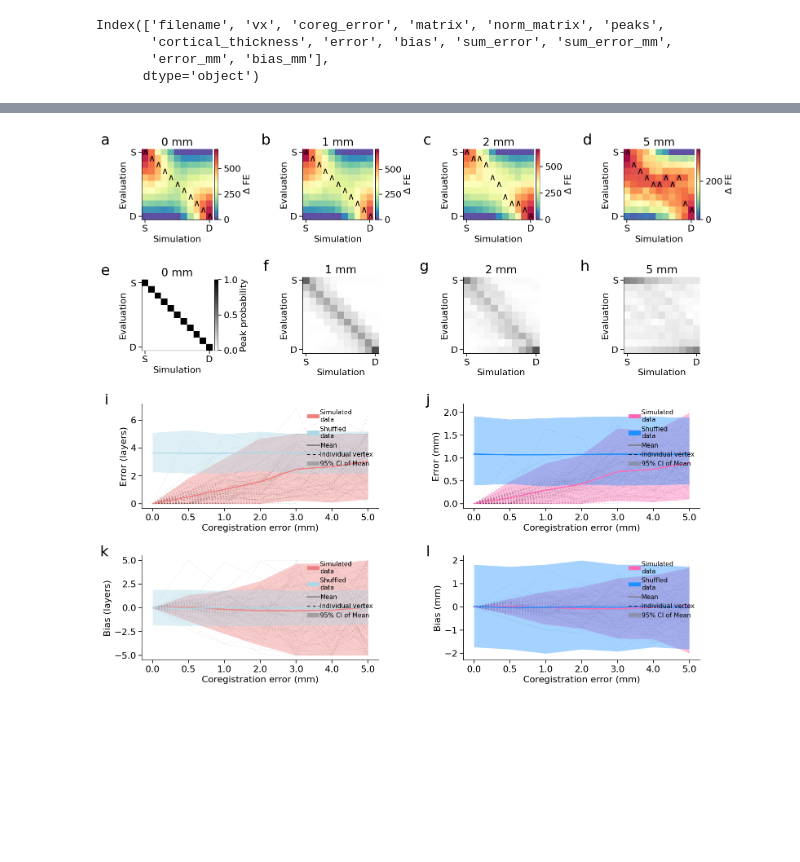
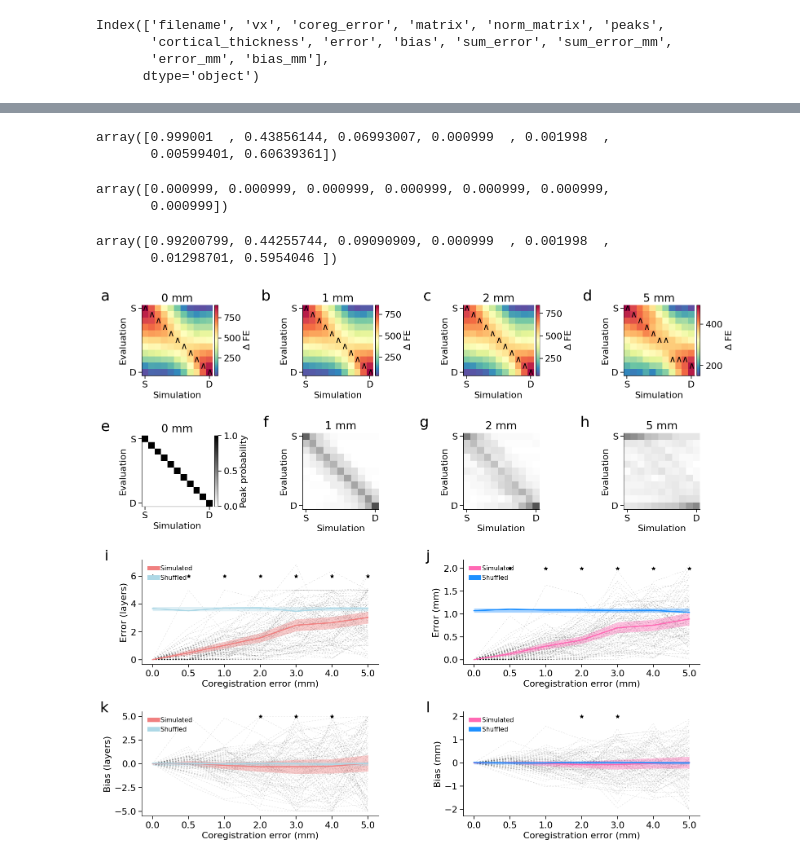
Before and after one commit to Ishita19801/multilaminar_sim, a Jupyter notebook: figures/plot_figure_03_coreg_error.ipynb, the cells around one changed output, grey strips where cells are left out. Drawn from its saved outputs; the diff is of its cells as text; code cells hidden in the pictures; blank space fills up the shorter version.

Commit message:
added bootstrapping back but just for data. compute p values from null distribution

```diff
--- a/figures/plot_figure_03_coreg_error.ipynb
+++ b/figures/plot_figure_03_coreg_error.ipynb
@@ -287 +318,6 @@ shuf_bias_res = np.array(shuf_bias_res)
+# %%
+p_values_bias
+# %% [output]
+array([0.999001  , 0.43856144, 0.06993007, 0.000999  , 0.001998  ,
+       0.00599401, 0.60639361])
 # %%
@@ -346,3 +382,13 @@ shuf_bias_res_mm = np.array(shuf_bias_res_mm)
+# %%
+p_values_error
+# %% [output]
+array([0.000999, 0.000999, 0.000999, 0.000999, 0.000999, 0.000999,
+       0.000999])
+# %%
+p_values_bias
+# %% [output]
+array([0.99200799, 0.44255744, 0.09090909, 0.000999  , 0.001998  ,
+       0.01298701, 0.5954046 ])
 # %%
 tick_labels = [f"{i}" for i in coreg_range]
 coreg_error_ix = np.arange(coreg_range.shape[0])
@@ -354,7 +400,7 @@ labels=['a','b','c','d']
 for err_ix, cor_err in enumerate(coregerrs_to_plot):
     ax = fig.add_subplot(gs[0,err_ix])
     ax.set_title(f"{cor_err} mm")
-    m_mx = np.median(matrices_all[cor_err], axis=0)
+    m_mx = np.mean(matrices_all[cor_err], axis=0)
     peaks, annot, annot_bin = find_peaks(m_mx, marker=r"$\wedge$")
     iw = plot_mx(m_mx, ax=ax, labels=True, cbar=True, cbar_label=r"$\Delta$ FE")
     annotate_mx(iw, annot)
@@ -375,14 +421,10 @@ for err_ix, cor_err in enumerate(coregerrs_to_plot):
 
 ax=fig.add_subplot(gs[2,0:2])
 legend_handles = [
-    Patch(facecolor="lightcoral", linewidth=0, label="Simulated\ndata"),
-    Patch(facecolor="lightblue", linewidth=0, label="Shuffled\ndata"),
-    Line2D([0], [0], color="gray", lw=2, label="Mean"),
-    Line2D([0], [0], color="black", lw=1, linestyle='--', dashes=(5, 5), label="Individual vertex"),
-    Patch(facecolor="gray", linewidth=0, label="95% CI of Mean", alpha=0.55),
+    Patch(facecolor="lightcoral", linewidth=0, label="Simulated"),
+    Patch(facecolor="lightblue", linewidth=0, label="Shuffled")
 ]
 clrs = ["lightcoral", "lightblue"]
-
 for rix, r in enumerate([error_res, shuf_error_res]):
     ax.plot(coreg_error_ix, r[:,0], color=clrs[rix], lw=2)
     ax.fill_between(coreg_error_ix, r[:,1], r[:,2], color=clrs[rix], lw=0, alpha=0.4)
@@ -390,18 +432,17 @@ ax.set_xticks(coreg_error_ix)
 ax.set_xticklabels(tick_labels)
 ax.set_ylabel("Error (layers)")
 ax.set_xlabel("Coregistration error (mm)")
-ax.legend(handles=legend_handles, fontsize="x-small", loc=1)
-ax.plot(coreg_error_ix, error_lines, lw=0.5, c="black", alpha=0.2, linestyle='--', dashes=(5, 5), zorder=0);
+ax.legend(handles=legend_handles, fontsize="x-small", loc='upper left')
+ax.plot(coreg_error_ix, error_lines, lw=0.5, c="black", alpha=0.2, linestyle='--', dashes=(5, 5), zorder=0)
+sig_levels=np.where(p_values_error<0.05)[0]
+ax.scatter(coreg_error_ix[sig_levels],np.tile(6,len(sig_levels)),marker='*',color='k')
 add_subplot_label(ax, 'i', x=-.14, y=1.1)
 
 
 ax=fig.add_subplot(gs[2,2:4])
 legend_handles = [
-    Patch(facecolor="hotpink", linewidth=0, label="Simulated\ndata"),
-    Patch(facecolor="dodgerblue", linewidth=0, label="Shuffled\ndata"),
-    Line2D([0], [0], color="gray", lw=2, label="Mean"),
-    Line2D([0], [0], color="black", lw=1, linestyle='--', dashes=(5, 5), label="Individual vertex"),
-    Patch(facecolor="gray", linewidth=0, label="95% CI of Mean", alpha=0.55),
+    Patch(facecolor="hotpink", linewidth=0, label="Simulated"),
+    Patch(facecolor="dodgerblue", linewidth=0, label="Shuffled")
 ]
 clrs = ["hotpink", "dodgerblue"]
 labs = ["simulated data", "shuffled data"]
@@ -412,55 +453,55 @@ ax.set_xticks(coreg_error_ix)
 ax.set_xticklabels(tick_labels)
 ax.set_ylabel("Error (mm)")
 ax.set_xlabel("Coregistration error (mm)")
-ax.legend(handles=legend_handles, fontsize="x-small", loc=1)
-ax.plot(coreg_error_ix, error_lines_mm, lw=0.5, c="black", alpha=0.2, linestyle='--', dashes=(5, 5), zorder=0);
+ax.legend(handles=legend_handles, fontsize="x-small", loc='upper left')
+ax.plot(coreg_error_ix, error_lines_mm, lw=0.5, c="black", alpha=0.2, linestyle='--', dashes=(5, 5), zorder=0)
+sig_levels=np.where(p_values_error_mm<0.05)[0]
+ax.scatter(coreg_error_ix[sig_levels],np.tile(2,len(sig_levels)),marker='*',color='k')
 add_subplot_label(ax, 'j', x=-.14, y=1.1)
 
 
 ax=fig.add_subplot(gs[3,0:2])
 legend_handles = [
-    Patch(facecolor="lightcoral", linewidth=0, label="Simulated\ndata"),
-    Patch(facecolor="lightblue", linewidth=0, label="Shuffled\ndata"),
-    Line2D([0], [0], color="gray", lw=2, label="Mean"),
-    Line2D([0], [0], color="black", lw=1, linestyle='--', dashes=(5, 5), label="Individual vertex"),
-    Patch(facecolor="gray", linewidth=0, label="95% CI of Mean", alpha=0.55),
+    Patch(facecolor="lightcoral", linewidth=0, label="Simulated"),
+    Patch(facecolor="lightblue", linewidth=0, label="Shuffled")
 ]
 clrs = ["lightcoral", "lightblue"]
 labs = ["simulated data", "shuffled data"]
 for rix, r in enumerate([bias_res, shuf_bias_res]):
     ax.plot(coreg_error_ix, r[:,0], color=clrs[rix], lw=2)
     ax.fill_between(coreg_error_ix, r[:,1], r[:,2], color=clrs[rix], lw=0, alpha=0.4)
 ax.set_xticks(coreg_error_ix)
 ax.set_xticklabels(tick_labels)
 ax.set_ylabel("Bias (layers)")
 ax.set_xlabel("Coregistration error (mm)")
-ax.legend(handles=legend_handles, fontsize="x-small", loc=1)
-ax.plot(coreg_error_ix, bias_lines, lw=0.5, c="black", alpha=0.2, linestyle='--', dashes=(5, 5), zorder=0);
+ax.legend(handles=legend_handles, fontsize="x-small", loc='upper left')
+ax.plot(coreg_error_ix, bias_lines, lw=0.5, c="black", alpha=0.2, linestyle='--', dashes=(5, 5), zorder=0)
+sig_levels=np.where(p_values_bias<0.05)[0]
+ax.scatter(coreg_error_ix[sig_levels],np.tile(5,len(sig_levels)),marker='*',color='k')
 add_subplot_label(ax, 'k', x=-.14, y=1.1)
 
 
 ax=fig.add_subplot(gs[3,2:4])
 legend_handles = [
-    Patch(facecolor="hotpink", linewidth=0, label="Simulated\ndata"),
-    Patch(facecolor="dodgerblue", linewidth=0, label="Shuffled\ndata"),
-    Line2D([0], [0], color="gray", lw=2, label="Mean"),
-    Line2D([0], [0], color="black", lw=1, linestyle='--', dashes=(5, 5), label="Individual vertex"),
-    Patch(facecolor="gray", linewidth=0, label="95% CI of Mean", alpha=0.55),
+    Patch(facecolor="hotpink", linewidth=0, label="Simulated"),
+    Patch(facecolor="dodgerblue", linewidth=0, label="Shuffled")
 ]
 clrs = ["hotpink", "dodgerblue"]
 labs = ["simulated data", "shuffled data"]
 for rix, r in enumerate([bias_res_mm, shuf_bias_res_mm]):
     ax.plot(coreg_error_ix, r[:,0], color=clrs[rix], lw=2)
     ax.fill_between(coreg_error_ix, r[:,1], r[:,2], color=clrs[rix], lw=0, alpha=0.4)
 ax.set_xticks(coreg_error_ix)
 ax.set_xticklabels(tick_labels)
 ax.set_ylabel("Bias (mm)")
 ax.set_xlabel("Coregistration error (mm)")
-ax.legend(handles=legend_handles, fontsize="x-small", loc=1)
-ax.plot(coreg_error_ix, bias_lines_mm, lw=0.5, c="black", alpha=0.2, linestyle='--', dashes=(5, 5), zorder=0);
+ax.legend(handles=legend_handles, fontsize="x-small", loc='upper left')
+ax.plot(coreg_error_ix, bias_lines_mm, lw=0.5, c="black", alpha=0.2, linestyle='--', dashes=(5, 5), zorder=0)
+sig_levels=np.where(p_values_bias_mm<0.05)[0]
+ax.scatter(coreg_error_ix[sig_levels],np.tile(2,len(sig_levels)),marker='*',color='k')
 add_subplot_label(ax, 'l', x=-.14, y=1.1)
 
 plt.tight_layout()
 plt.savefig(f"figure_03_coreg_error.pdf")
 # %% [output]
-[figure, old version]
+[figure, new version]
```
Also changed, not shown: parts of 6 cells of this notebook, 1 other file.
